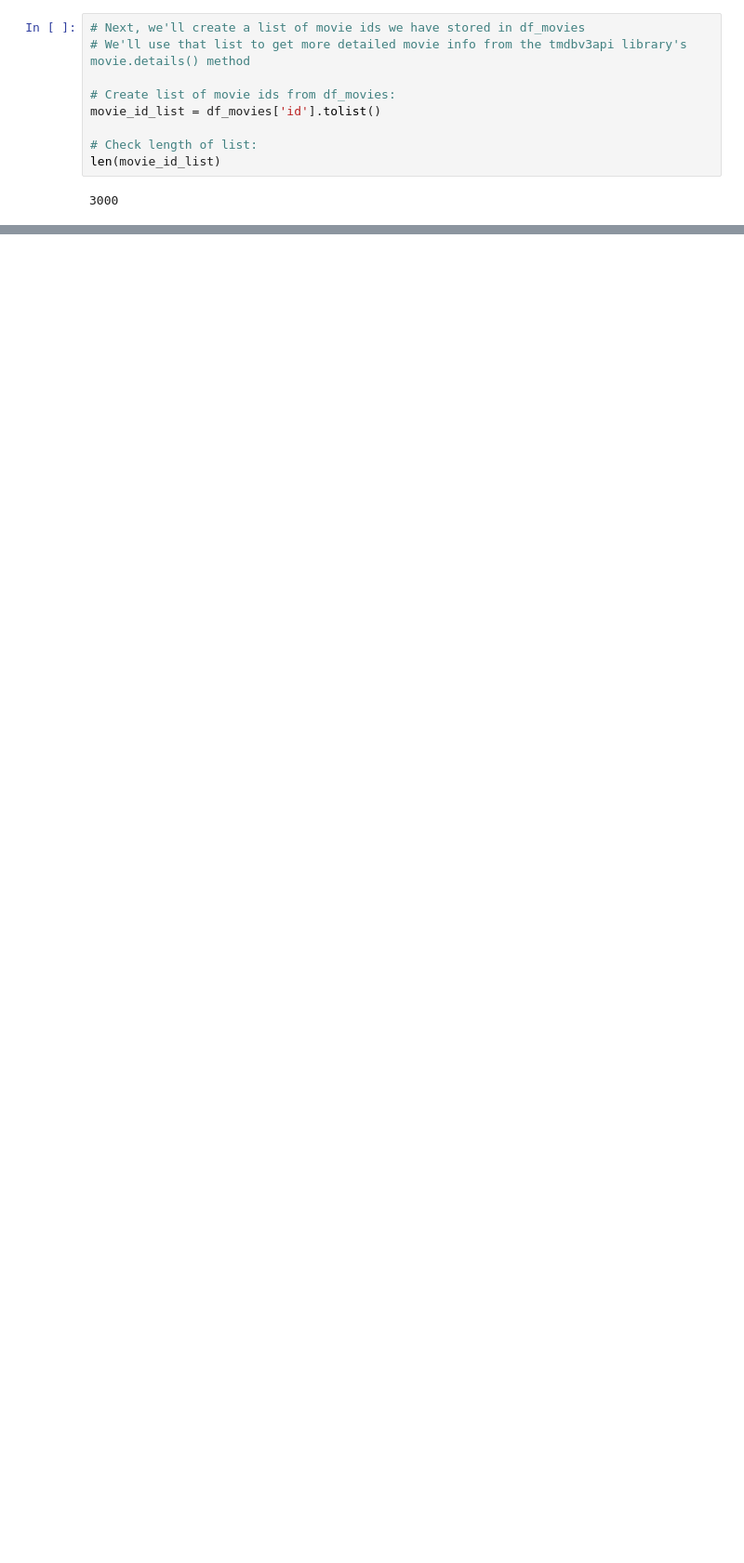
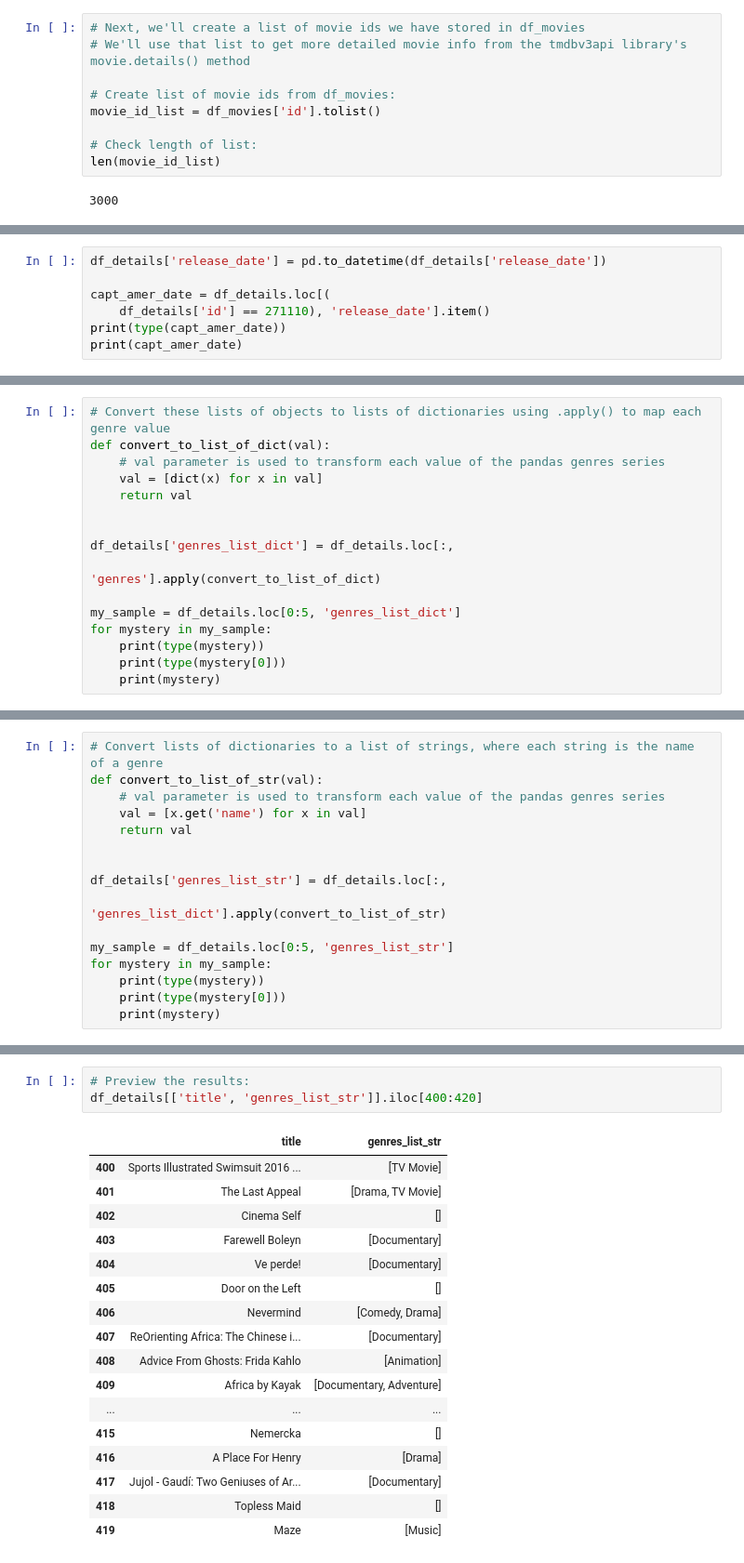
Before and after one commit to clairesarraille/tmdb, a Jupyter notebook: dsc-mod-1-project-v2-1-online-ds-sp-000-master/student.ipynb, the cells around one changed output, grey strips where cells are left out. Shown: that part at 93% size. Saved outputs shown, nothing was run; the diff lists cells and outputs as text; blank space fills up the shorter version.

Commit message:
Finished most data cleaning and transformation

```diff
--- a/dsc-mod-1-project-v2-1-online-ds-sp-000-master/student.ipynb
+++ b/dsc-mod-1-project-v2-1-online-ds-sp-000-master/student.ipynb
@@ -448,0 +505,7 @@ Split
+# %%
+df_details['release_date'] = pd.to_datetime(df_details['release_date'])
+
+capt_amer_date = df_details.loc[(
+    df_details['id'] == 271110), 'release_date'].item()
+print(type(capt_amer_date))
+print(capt_amer_date)
@@ -448,0 +547,16 @@ Split
+# %%
+# Convert these lists of objects to lists of dictionaries using .apply() to map each genre value
+def convert_to_list_of_dict(val):
+    # val parameter is used to transform each value of the pandas genres series
+    val = [dict(x) for x in val]
+    return val
+
+
+df_details['genres_list_dict'] = df_details.loc[:,
+                                                'genres'].apply(convert_to_list_of_dict)
+
+my_sample = df_details.loc[0:5, 'genres_list_dict']
+for mystery in my_sample:
+    print(type(mystery))
+    print(type(mystery[0]))
+    print(mystery)
@@ -448,0 +589,16 @@ Split
+# %%
+# Convert lists of dictionaries to a list of strings, where each string is the name of a genre
+def convert_to_list_of_str(val):
+    # val parameter is used to transform each value of the pandas genres series
+    val = [x.get('name') for x in val]
+    return val
+
+
+df_details['genres_list_str'] = df_details.loc[:,
+                                                'genres_list_dict'].apply(convert_to_list_of_str)
+
+my_sample = df_details.loc[0:5, 'genres_list_str']
+for mystery in my_sample:
+    print(type(mystery))
+    print(type(mystery[0]))
+    print(mystery)
@@ -448,0 +624,21 @@ Split
+# %%
+# Preview the results:
+df_details[['title', 'genres_list_str']].iloc[400:420]
+# %% [output]
+|  | title | genres_list_str |
+| 400 | Sports Illustrated Swimsuit 2016 ... | [TV Movie] |
+| 401 | The Last Appeal | [Drama, TV Movie] |
+| 402 | Cinema Self | [] |
+| 403 | Farewell Boleyn | [Documentary] |
+| 404 | Ve perde! | [Documentary] |
+| 405 | Door on the Left | [] |
+| 406 | Nevermind | [Comedy, Drama] |
+| 407 | ReOrienting Africa: The Chinese i... | [Documentary] |
+| 408 | Advice From Ghosts: Frida Kahlo | [Animation] |
+| 409 | Africa by Kayak | [Documentary, Adventure] |
+| ... | ... | ... |
+| 415 | Nemercka | [] |
+| 416 | A Place For Henry | [Drama] |
+| 417 | Jujol - Gaudí: Two Geniuses of Ar... | [Documentary] |
+| 418 | Topless Maid | [] |
+| 419 | Maze | [Music] |
```
Also changed, not shown: parts of 68 cells of this notebook, 3 other files.
